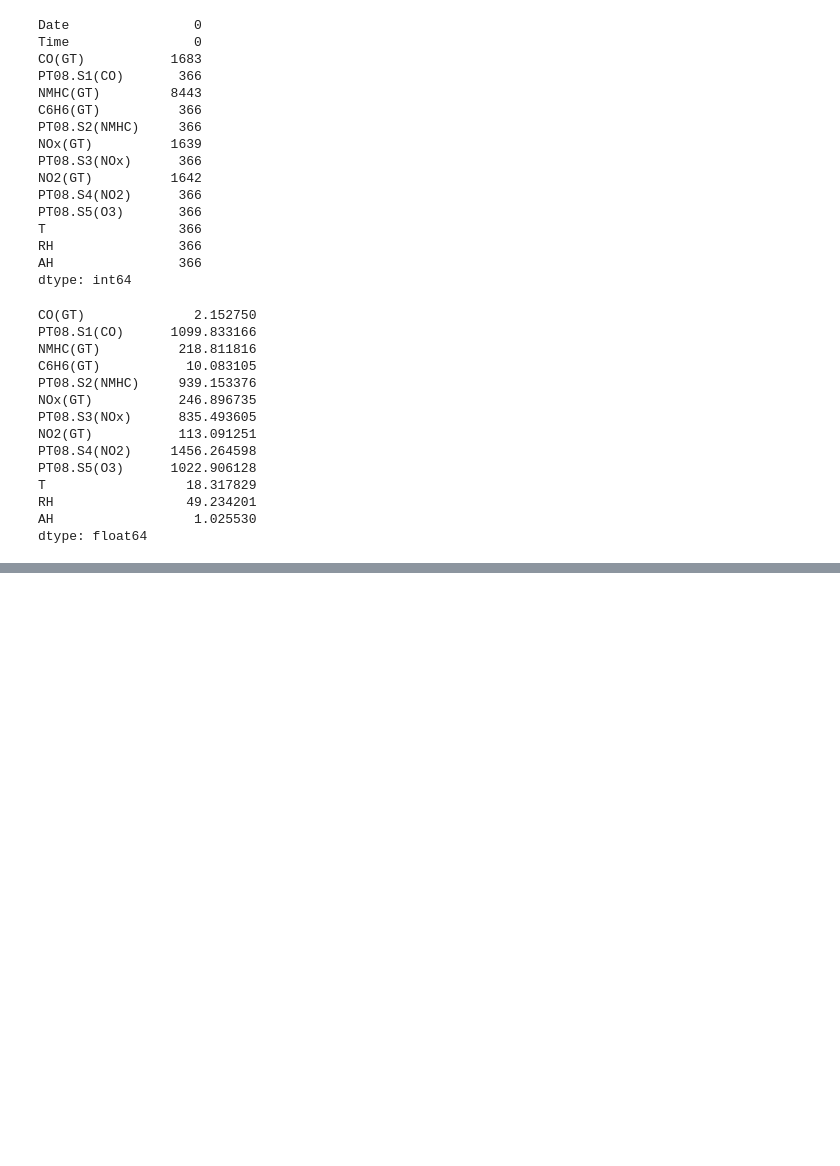
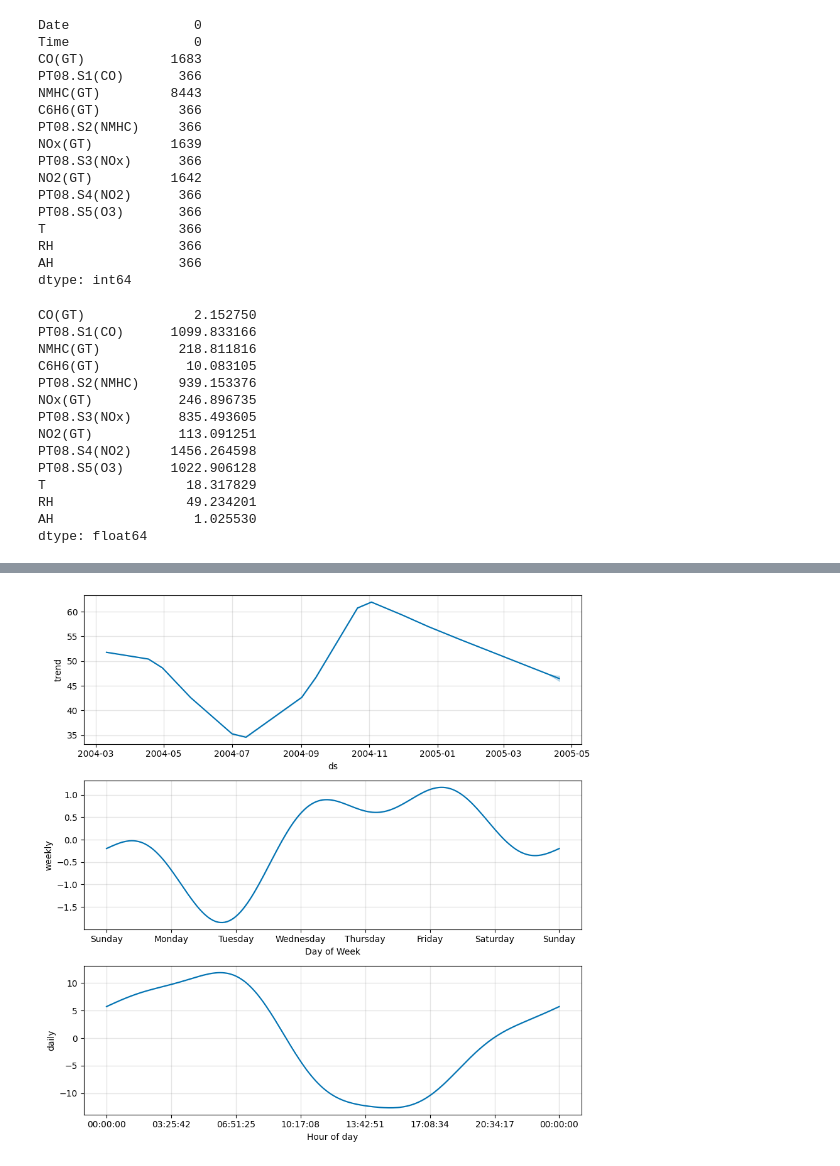
Before and after one commit to G1r1shCodes/AQI-Prediction-Using-Machine-Learning, a Jupyter notebook: Air Quality Prediction Using ML.ipynb, the cells around one changed output, grey strips where cells are left out. Saved outputs shown, nothing was run; the diff lists cells and outputs as text; code cells hidden in the pictures; blank space fills up the shorter version.

```diff
--- a/Air Quality Prediction Using ML.ipynb
+++ b/Air Quality Prediction Using ML.ipynb
@@ -177,0 +373,4 @@ air_quality_data=air_quality_data
+# %%
+fig2 = model.plot_components(forecast)
+# %% [output]
+[figure, added]
```
Also changed, not shown: parts of 31 cells of this notebook.
